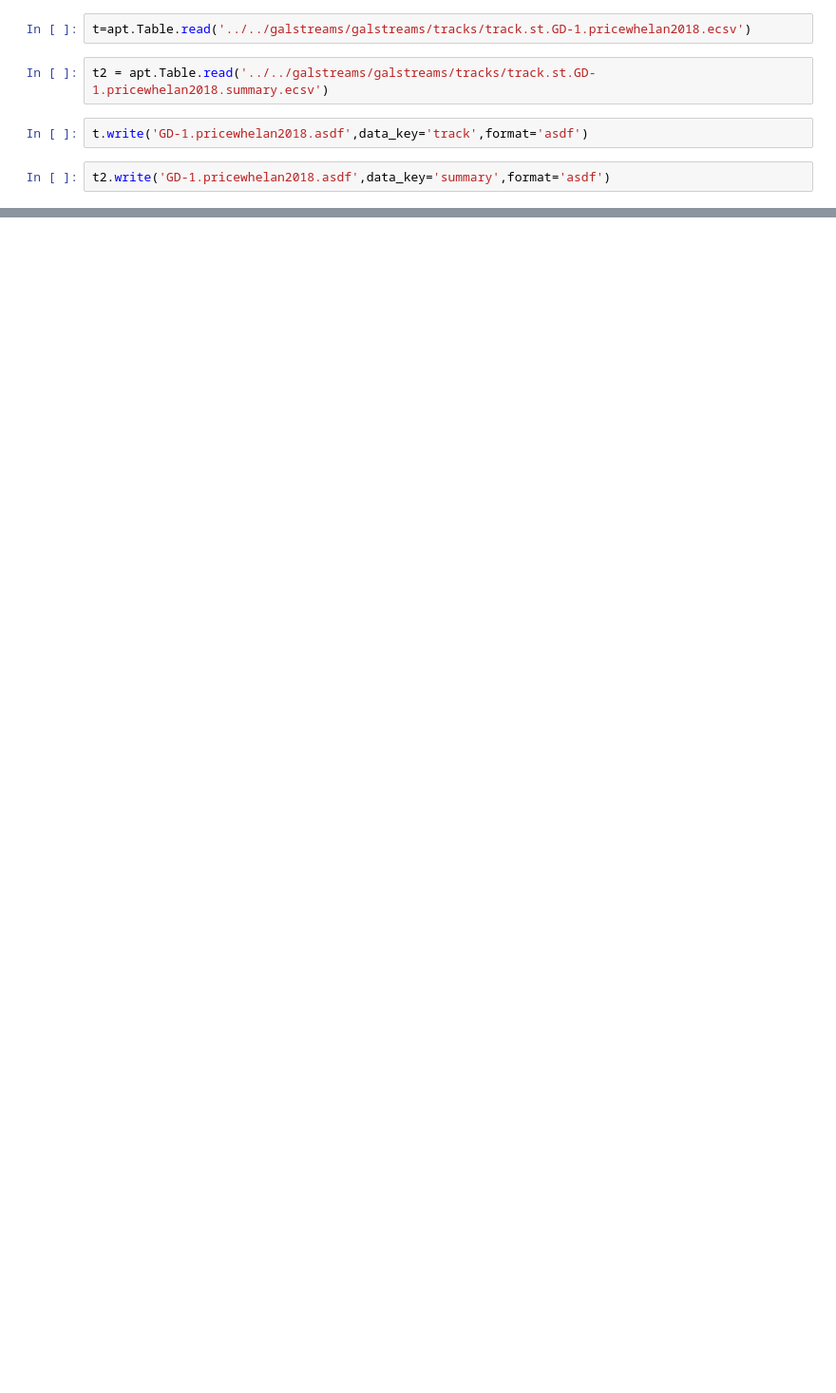
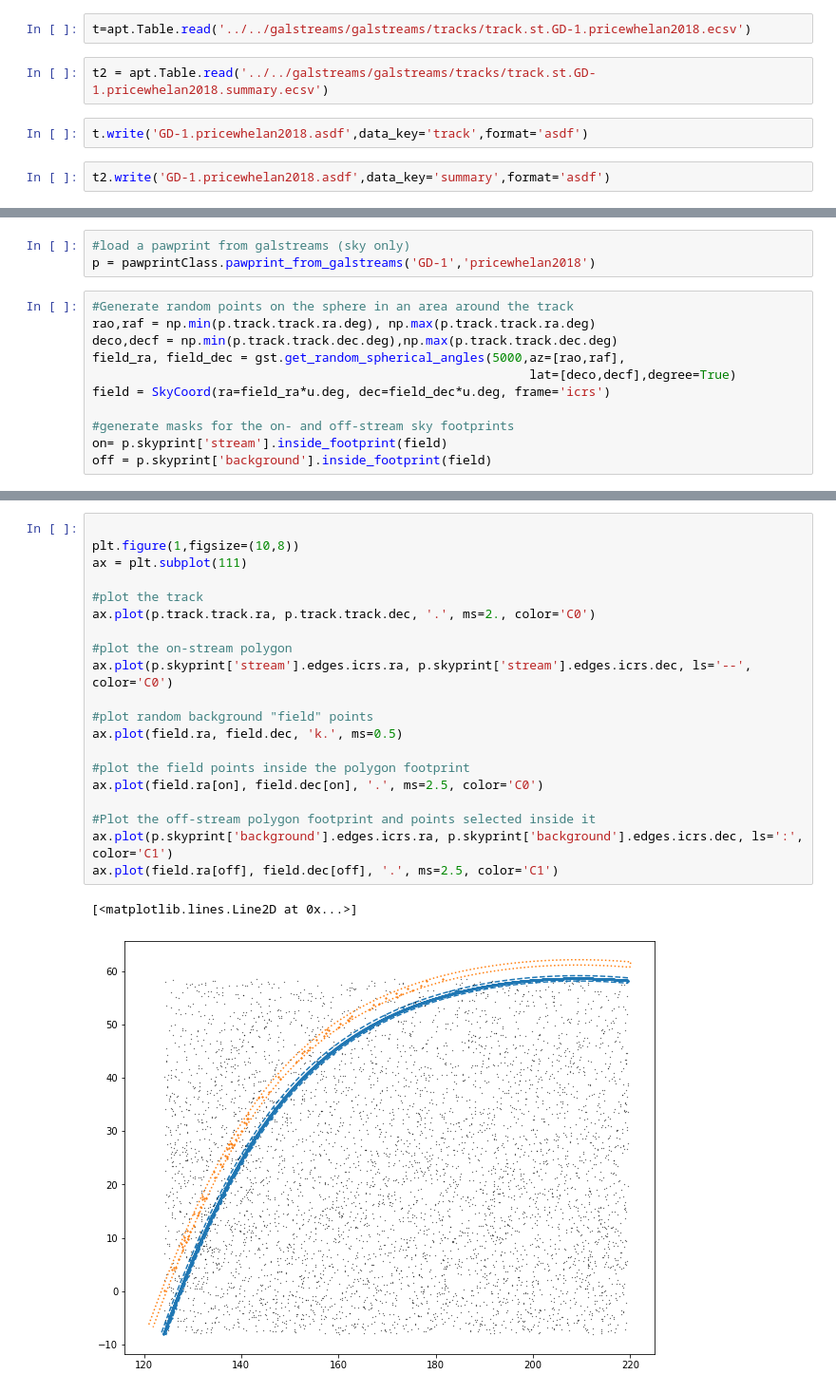
Before and after one commit to stellarstreams/cats, a Jupyter notebook: datamodel/IO tests.ipynb, the cells around one changed output, grey strips where cells are left out. Shown at 95% size. Cells and saved outputs as stored; diff of their text form; blank space fills up the shorter version.

Commit message:
more updates to pawprint

```diff
--- a/datamodel/IO tests.ipynb
+++ b/datamodel/IO tests.ipynb
@@ -38,0 +217,14 @@ Table length=9981
+# %%
+#load a pawprint from galstreams (sky only)
+p = pawprintClass.pawprint_from_galstreams('GD-1','pricewhelan2018')
+# %%
+#Generate random points on the sphere in an area around the track
+rao,raf = np.min(p.track.track.ra.deg), np.max(p.track.track.ra.deg)
+deco,decf = np.min(p.track.track.dec.deg),np.max(p.track.track.dec.deg)
+field_ra, field_dec = gst.get_random_spherical_angles(5000,az=[rao,raf],
+                                                           lat=[deco,decf],degree=True)
+field = SkyCoord(ra=field_ra*u.deg, dec=field_dec*u.deg, frame='icrs')
+
+#generate masks for the on- and off-stream sky footprints
+on= p.skyprint['stream'].inside_footprint(field)
+off = p.skyprint['background'].inside_footprint(field)
@@ -38,0 +233,23 @@ Table length=9981
+# %%
+
+plt.figure(1,figsize=(10,8))
+ax = plt.subplot(111)
+
+#plot the track
+ax.plot(p.track.track.ra, p.track.track.dec, '.', ms=2., color='C0')
+
+#plot the on-stream polygon
+ax.plot(p.skyprint['stream'].edges.icrs.ra, p.skyprint['stream'].edges.icrs.dec, ls='--', color='C0')
+
+#plot random background "field" points
+ax.plot(field.ra, field.dec, 'k.', ms=0.5)
+
+#plot the field points inside the polygon footprint
+ax.plot(field.ra[on], field.dec[on], '.', ms=2.5, color='C0')
+
+#Plot the off-stream polygon footprint and points selected inside it
+ax.plot(p.skyprint['background'].edges.icrs.ra, p.skyprint['background'].edges.icrs.dec, ls=':', color='C1')
+ax.plot(field.ra[off], field.dec[off], '.', ms=2.5, color='C1')
+# %% [output]
+[<matplotlib.lines.Line2D at 0x...>]
+[figure, added]
```
Also changed, not shown: parts of 19 cells of this notebook, 1 other file.
